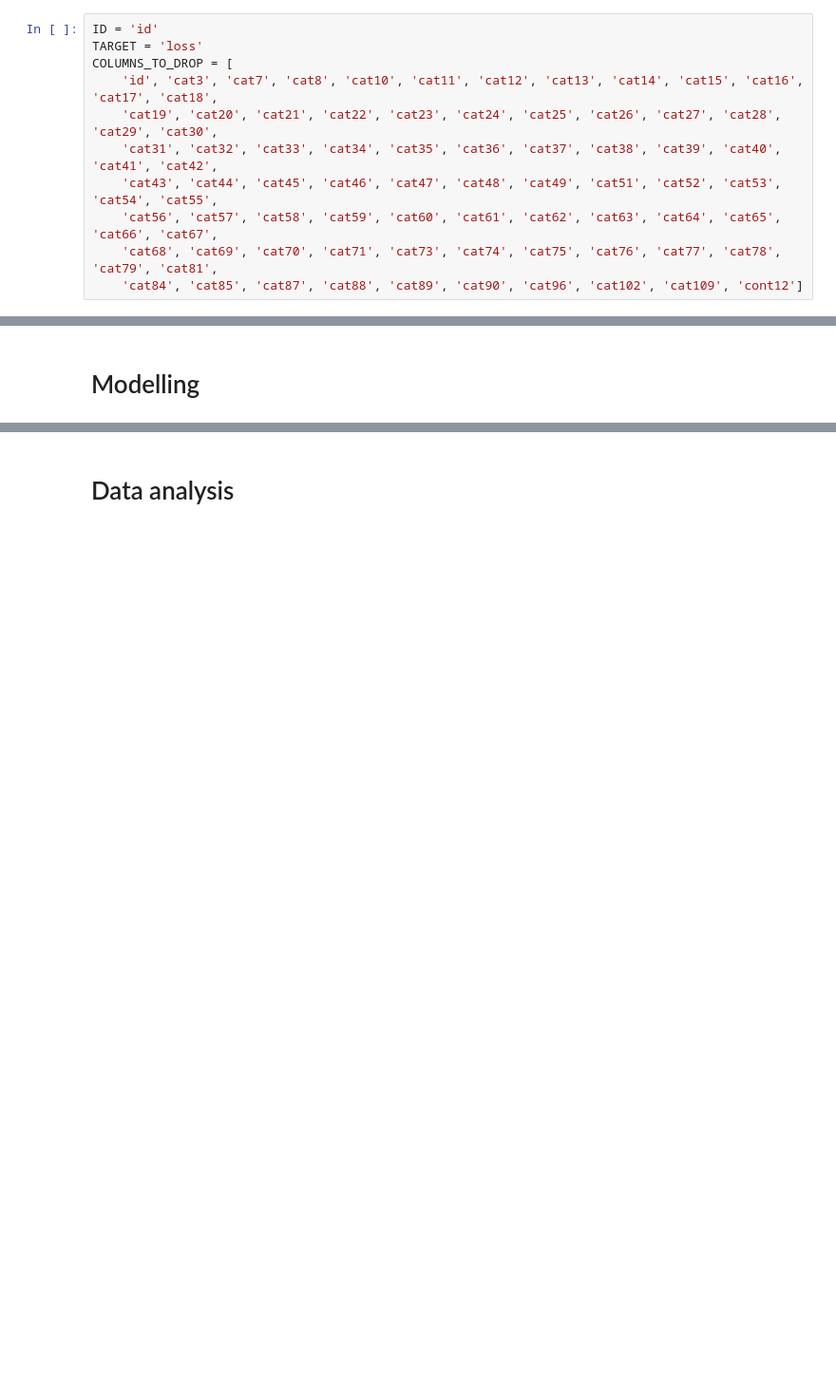
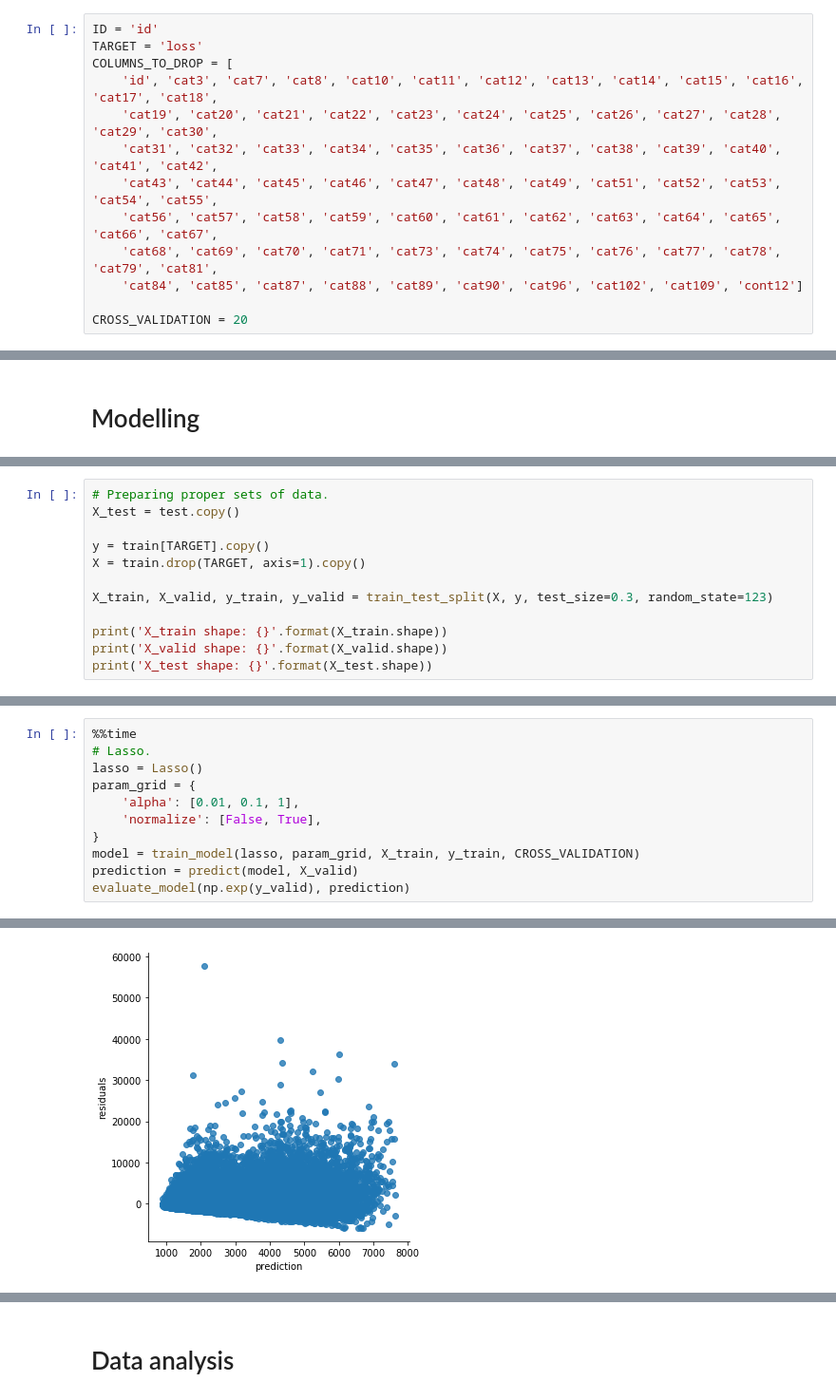
Before and after one commit to szylec/Kaggle, a Jupyter notebook: allstate_claims/analytics.ipynb, the cells around one changed output, grey strips where cells are left out. Shown: that part at 95% size. Drawn from its saved outputs; the diff is of its cells as text; blank space fills up the shorter version.

Commit message:
Added FS and modelling

```diff
--- a/allstate_claims/analytics.ipynb
+++ b/allstate_claims/analytics.ipynb
@@ -36,6 +40,8 @@ COLUMNS_TO_DROP = [
     'cat56', 'cat57', 'cat58', 'cat59', 'cat60', 'cat61', 'cat62', 'cat63', 'cat64', 'cat65', 'cat66', 'cat67',
     'cat68', 'cat69', 'cat70', 'cat71', 'cat73', 'cat74', 'cat75', 'cat76', 'cat77', 'cat78', 'cat79', 'cat81',
     'cat84', 'cat85', 'cat87', 'cat88', 'cat89', 'cat90', 'cat96', 'cat102', 'cat109', 'cont12']
+
+CROSS_VALIDATION = 20
 # %%
 def get_quantitative_and_qualitative_columns(df):
     quantitative = list(df._get_numeric_data().columns)
@@ -110,0 +142,12 @@ print(train.)
+# %%
+# Preparing proper sets of data.
+X_test = test.copy()
+
+y = train[TARGET].copy()
+X = train.drop(TARGET, axis=1).copy()
+
+X_train, X_valid, y_train, y_valid = train_test_split(X, y, test_size=0.3, random_state=123)
+
+print('X_train shape: {}'.format(X_train.shape))
+print('X_valid shape: {}'.format(X_valid.shape))
+print('X_test shape: {}'.format(X_test.shape))
@@ -110,0 +158,12 @@ print(train.)
+# %%
+%%time
+# Lasso.
+lasso = Lasso()
+param_grid = {
+    'alpha': [0.01, 0.1, 1],
+    'normalize': [False, True],
+}
+model = train_model(lasso, param_grid, X_train, y_train, CROSS_VALIDATION)
+prediction = predict(model, X_valid)
+evaluate_model(np.exp(y_valid), prediction)
+# %% [output]
@@ -110,0 +176 @@ print(train.)
+[figure, added]
```
Also changed, not shown: parts of 9 cells of this notebook.
